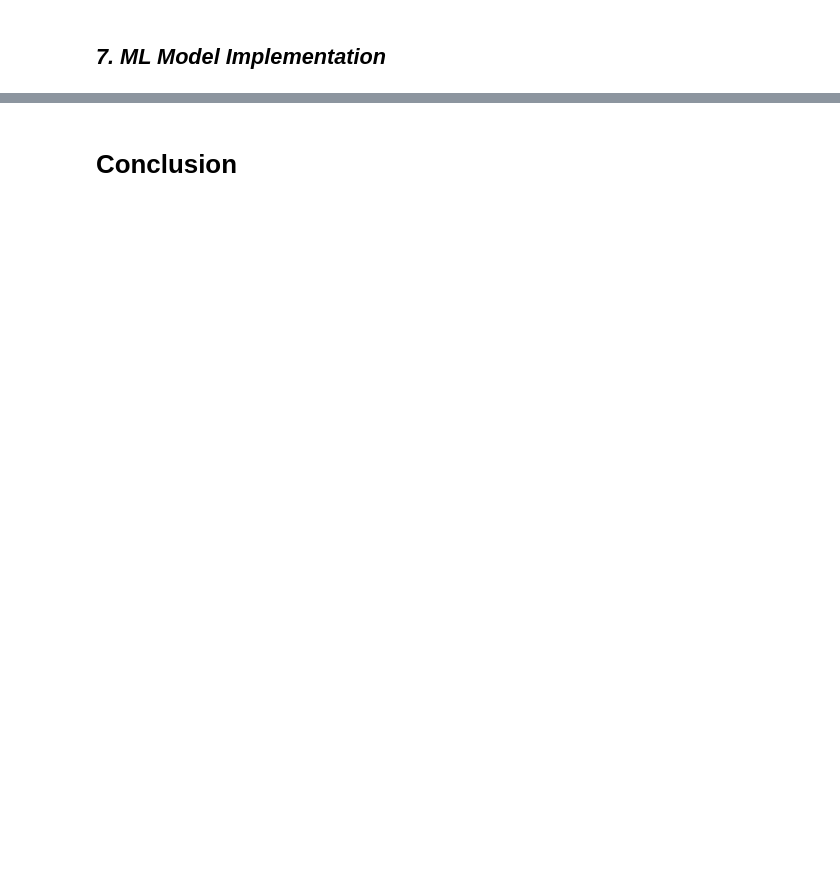
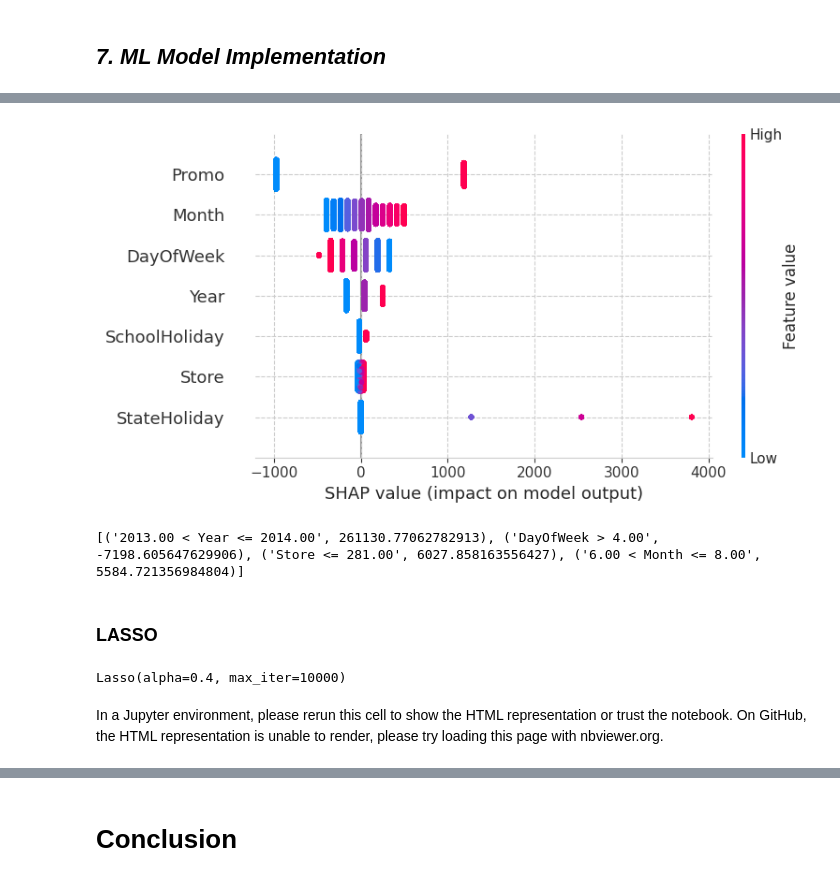
Before and after one commit to Pratikshathorat96/Retail-Sales-Prediction-ML-regression-, a Jupyter notebook: new_regression_project_on_retail_store.ipynb, the cells around one changed output, grey strips where cells are left out. Drawn from its saved outputs; the diff is of its cells as text; code cells hidden in the pictures; blank space fills up the shorter version.

```diff
--- a/new_regression_project_on_retail_store.ipynb
+++ b/new_regression_project_on_retail_store.ipynb
@@ -1631,0 +2058,56 @@ Answer Here.
+# %%
+import pandas as pd
+import numpy as np
+from sklearn.linear_model import LinearRegression
+from sklearn.model_selection import train_test_split
+import shap
+import lime
+import lime.lime_tabular
+
+# load the Rossman dataset
+data = pd.read_csv("/content/cleandata.csv", low_memory=False)
+
+# convert the 'Date' column to datetime format
+data['Date'] = pd.to_datetime(data['Date'])
+
+# extract year, month, and day of week from 'Date' column
+data['Year'] = data['Date'].dt.year
+data['Month'] = data['Date'].dt.month
+data['DayOfWeek'] = data['Date'].dt.dayofweek
+
+# select relevant features
+features = ['Store', 'DayOfWeek', 'Promo', 'StateHoliday', 'SchoolHoliday', 'Year', 'Month']
+
+
+
+# split the dataset into training and test sets
+X_train, X_test, y_train, y_test = train_test_split(data[features], data['Sales'], test_size=0.2, random_state=42)
+
+# create a linear regression model
+model = LinearRegression()
+
+# train the model on the training set
+model.fit(X_train, y_train)
+
+# create a SHAP explainer object
+explainer = shap.LinearExplainer(model, X_train, feature_dependence="independent")
+
+# calculate SHAP values for the test set
+shap_values = explainer.shap_values(X_test)
+
+# plot the SHAP values for the first feature of the first test instance
+shap.summary_plot(shap_values, X_test, feature_names=X_test.columns)
+
+# create a LIME explainer object
+explainer = lime.lime_tabular.LimeTabularExplainer(X_train.values, feature_names=X_train.columns, class_names=['Sales'], mode='regression')
+
+# explain the prediction for the first test instance using LIME
+exp = explainer.explain_instance(X_test.values[0], model.predict, num_features=4)
+
+# print the LIME explanation
+print(exp.as_list())
+# %% [output]
+[figure, added]
+[('2013.00 < Year <= 2014.00', 261130.77062782913), ('DayOfWeek > 4.00', -7198.605647629906), ('Store <= 281.00', 6027.858163556427), ('6.00 < Month <= 8.00', 5584.721356984804)]
+# %% [markdown]
+### LASSO
@@ -1631,0 +2118,7 @@ Answer Here.
+# %%
+L1.fit(X_train, y_train)
+# %% [output]
+Lasso(alpha=0.4, max_iter=10000)
+# %% [markdown]
+In a Jupyter environment, please rerun this cell to show the HTML representation or trust the notebook.
+On GitHub, the HTML representation is unable to render, please try loading this page with nbviewer.org.
```
Also changed, not shown: parts of 241 cells of this notebook.
